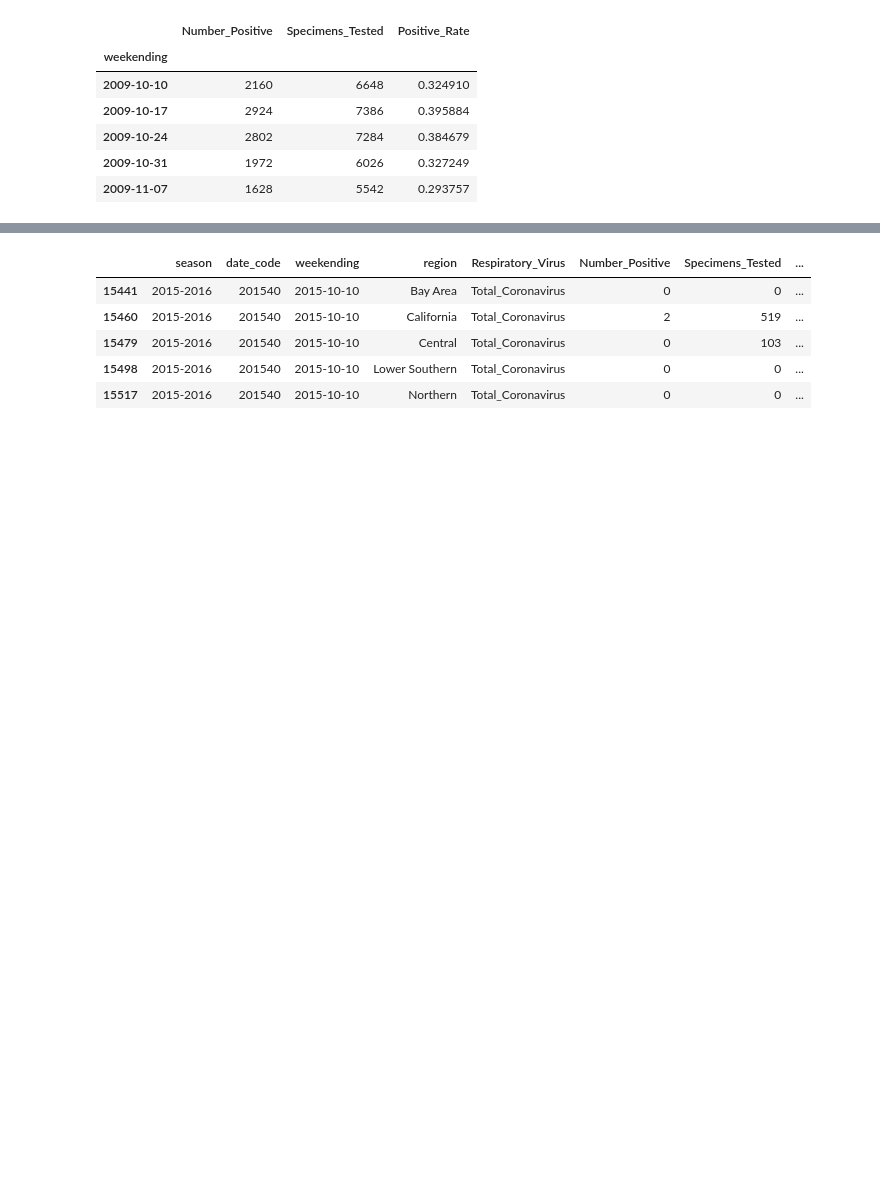
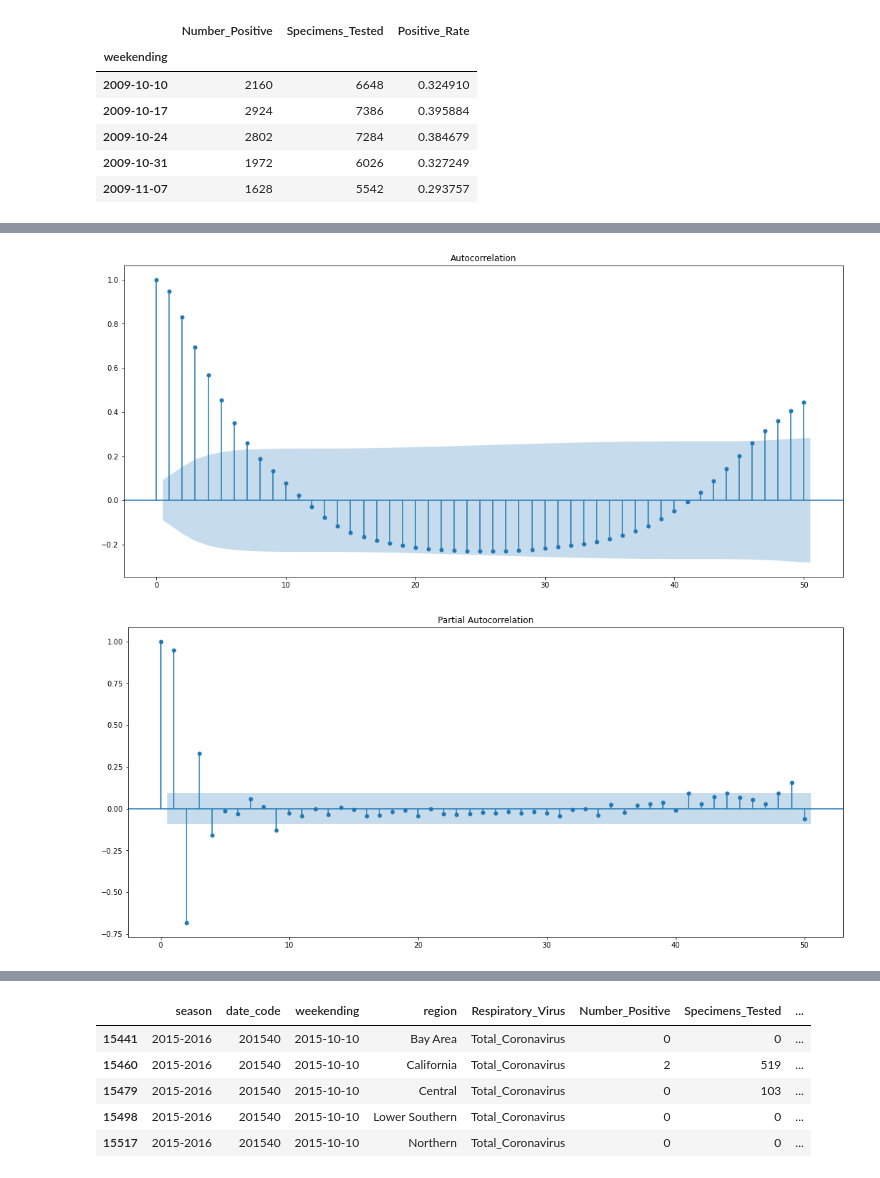
Before and after one commit to danypark91/ts_sarimax, a Jupyter notebook: flu.ipynb, the cells around one changed output, grey strips where cells are left out. Cells and saved outputs as stored; diff of their text form; code cells hidden in the pictures; blank space fills up the shorter version.

```diff
--- a/flu.ipynb
+++ b/flu.ipynb
@@ -156,0 +191,12 @@ df_inf['Positive_Rate'].plot(figsize=(18,10),
+# %%
+# ACF and PACF
+from statsmodels.graphics.tsaplots import plot_acf, plot_pacf
+
+fig, ax1 = plt.subplots(figsize=(18,8))
+fig, ax2 = plt.subplots(figsize=(18,8))
+
+plot_acf(df_inf_pos, lags=50, ax=ax1);
+plot_pacf(df_inf_pos, lags=50, ax=ax2);
+# %% [output]
+[figure, added]
+[figure, added]
```
Also changed, not shown: parts of 5 cells of this notebook.
